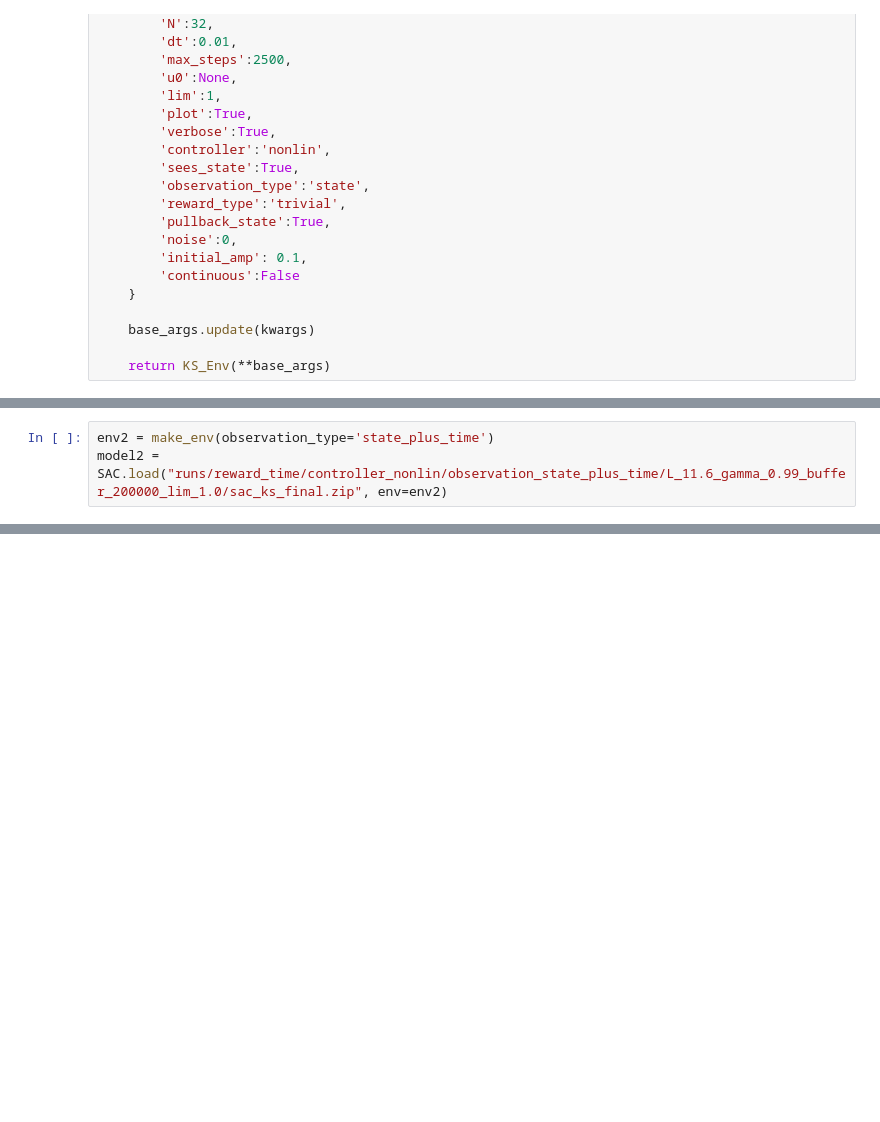
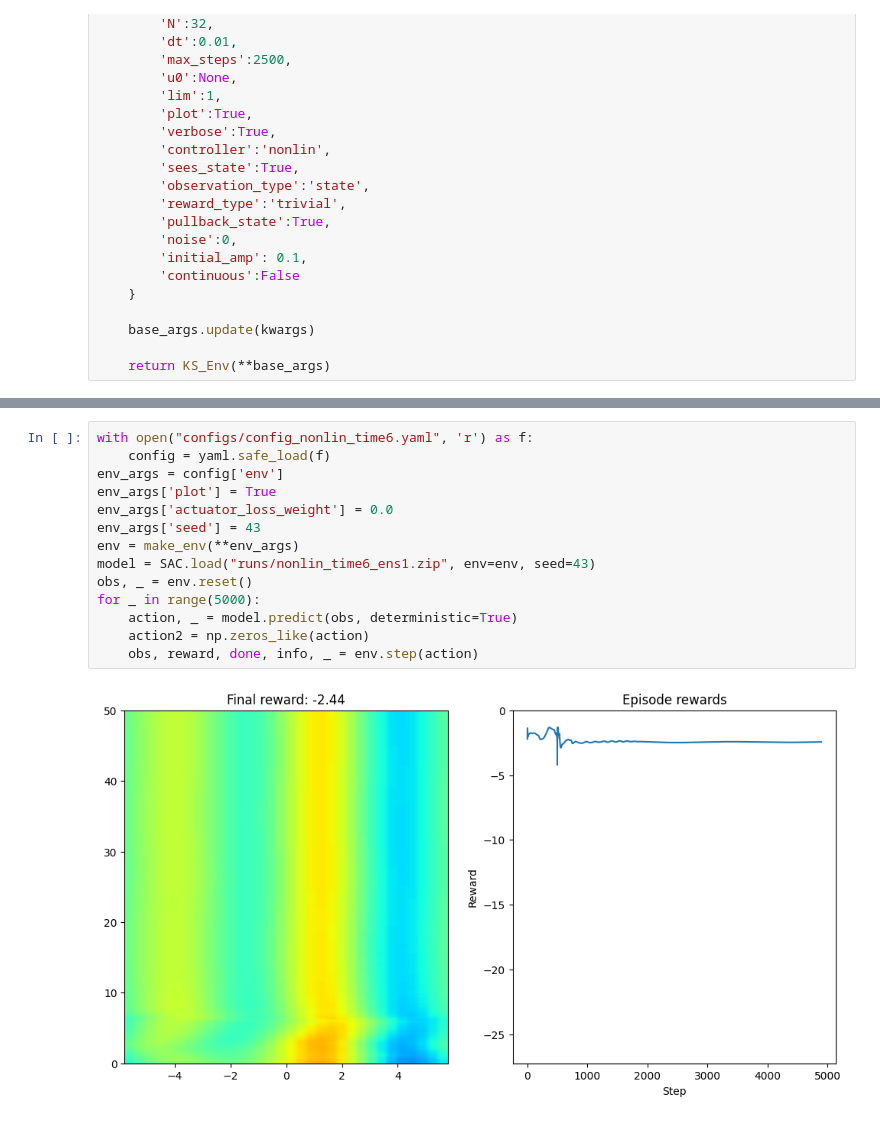
Before and after one commit to hamishlister/KS_SAC, a Jupyter notebook: trained_models_testing.ipynb, the cells around one changed output, grey strips where cells are left out. Saved outputs shown, nothing was run; the diff lists cells and outputs as text; blank space fills up the shorter version.

```diff
--- a/trained_models_testing.ipynb
+++ b/trained_models_testing.ipynb
@@ -92,3 +114,0 @@ Controller gain matrix K:
-# %%
-env2 = make_env(observation_type='state_plus_time')
-model2 = SAC.load("runs/reward_time/controller_nonlin/observation_state_plus_time/L_11.6_gamma_0.99_buffer_200000_lim_1.0/sac_ks_final.zip", env=env2)
@@ -119,0 +120,16 @@ Mean reward: -3.606873730648 +/- 1.6917054892673928
+# %%
+with open("configs/config_nonlin_time6.yaml", 'r') as f:
+    config = yaml.safe_load(f)
+env_args = config['env']
+env_args['plot'] = True
+env_args['actuator_loss_weight'] = 0.0
+env_args['seed'] = 43
+env = make_env(**env_args)
+model = SAC.load("runs/nonlin_time6_ens1.zip", env=env, seed=43)
+obs, _ = env.reset()
+for _ in range(5000):
+    action, _ = model.predict(obs, deterministic=True)
+    action2 = np.zeros_like(action)
+    obs, reward, done, info, _ = env.step(action)
+# %% [output]
+[figure, added]
```
Also changed, not shown: parts of 12 cells of this notebook, 1 other file.
